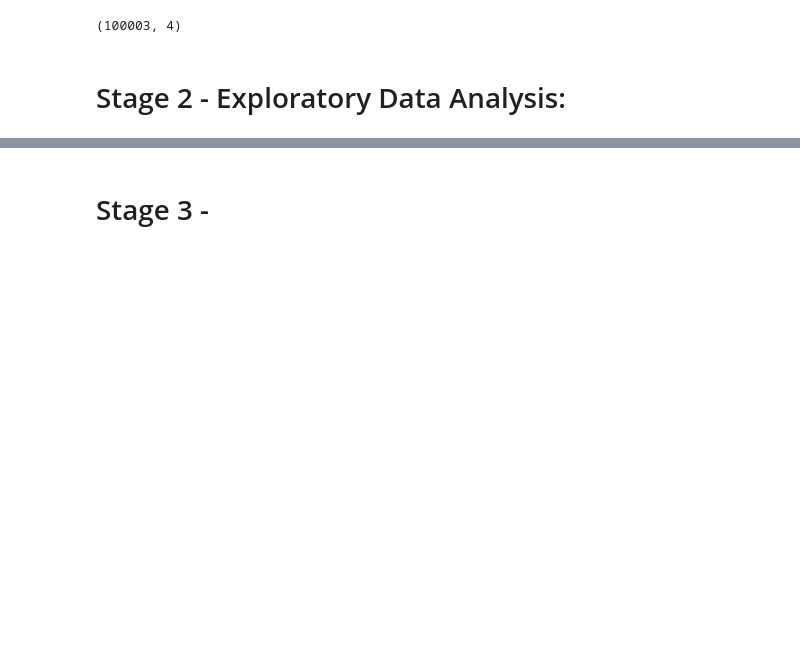
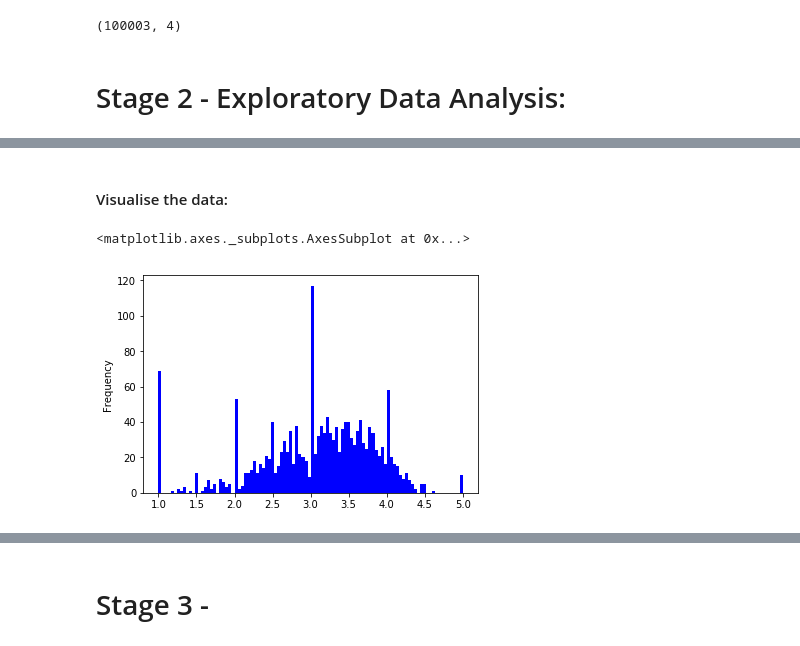
Before and after one commit to ylee9107/Project-7-RecommenderSystem_Movies, a Jupyter notebook: Project 8 - Recommender System for Movies.ipynb, the cells around one changed output, grey strips where cells are left out. Cells and saved outputs as stored; diff of their text form; code cells hidden in the pictures; blank space fills up the shorter version.

```diff
--- a/Project 8 - Recommender System for Movies.ipynb
+++ b/Project 8 - Recommender System for Movies.ipynb
@@ -121,0 +191,3 @@ data_movies.shape
+# %%
+data_movies_MeanRatings = data_movies.groupby('title')['rating'].describe()['mean']
+data_movies_CountTitles = data_movies.groupby('title')['rating'].describe()['count']
@@ -121,0 +196,2 @@ data_movies.shape
+# %%
+MeanCountRatings_df = pd.concat([data_movies_MeanRatings, data_movies_CountTitles], axis = 1)
@@ -121,0 +210,2 @@ data_movies.shape
+# %%
+MeanCountRatings_df = MeanCountRatings_df.reset_index()
@@ -121,0 +221,7 @@ data_movies.shape
+# %% [markdown]
+#### Visualise the data:
+# %%
+MeanCountRatings_df['mean'].plot(bins = 100, kind = 'hist', color = 'b')
+# %% [output]
+<matplotlib.axes._subplots.AxesSubplot at 0x...>
+[figure, added]
```
Also changed, not shown: parts of 18 cells of this notebook.
